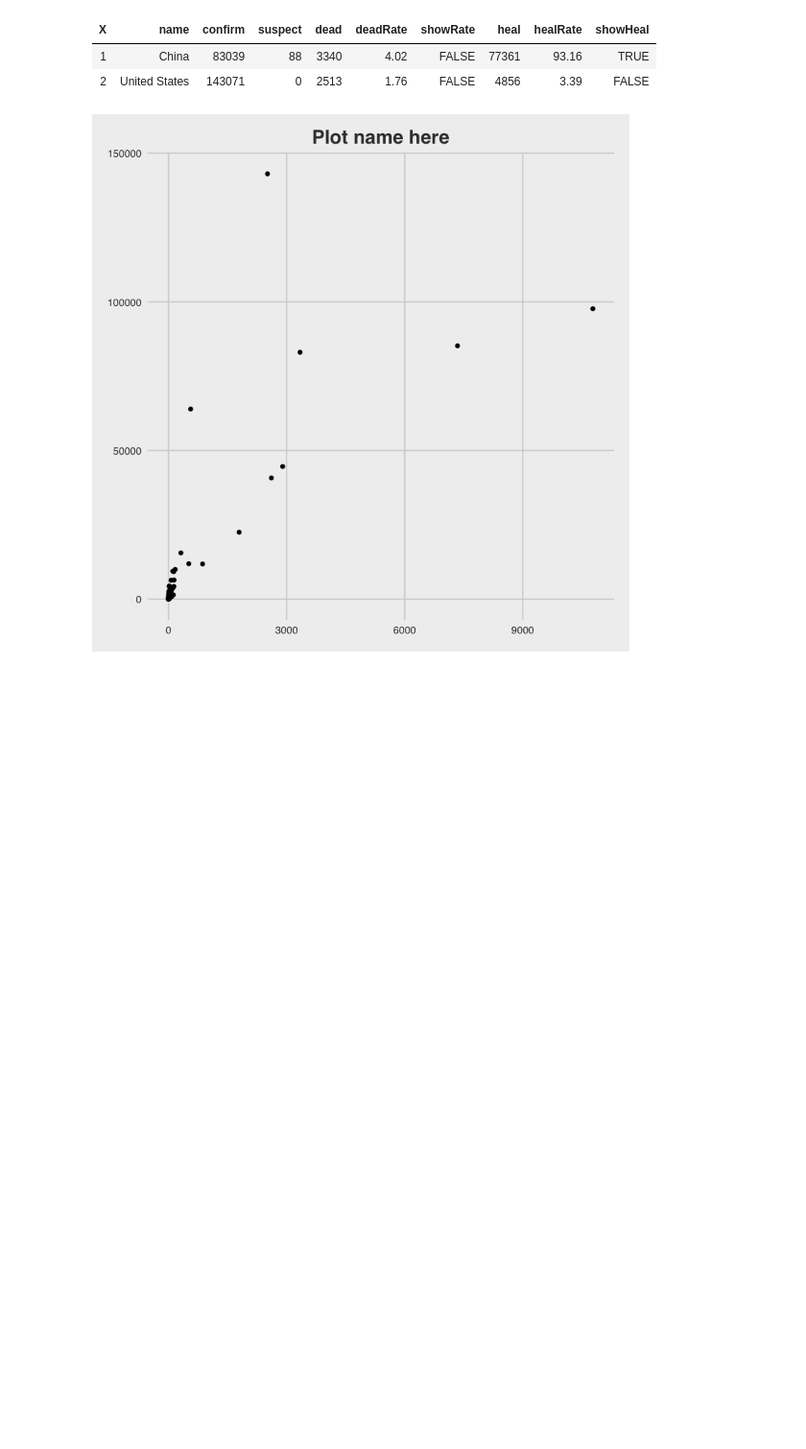
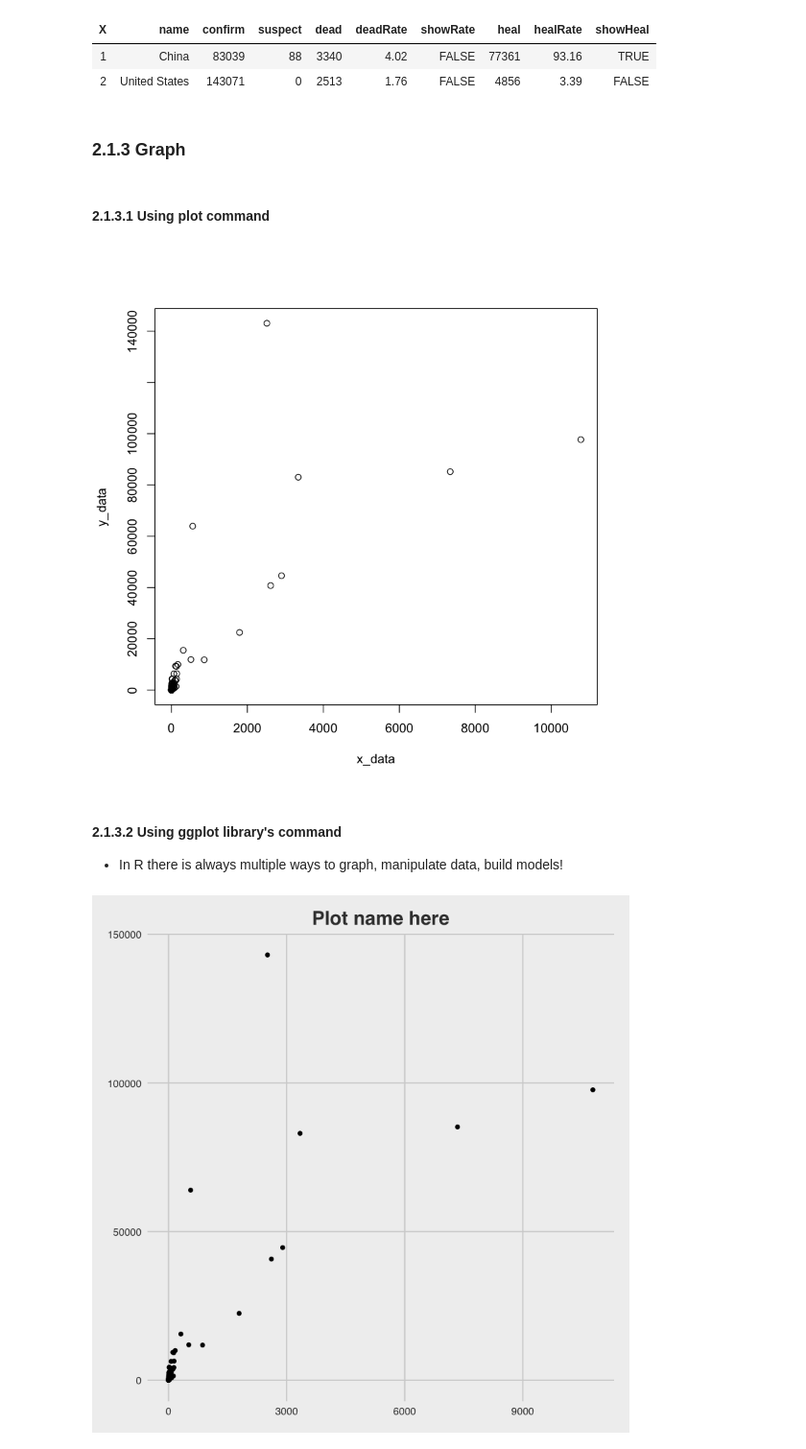
Before and after one commit to corybaird/PLCY_610_public, a Jupyter notebook: Lecture_visuals/610_Lecture_2.ipynb, the cells around one changed output. Shown at 96% size. Saved outputs shown, nothing was run; the diff lists cells and outputs as text; code cells hidden in the pictures; blank space fills up the shorter version.

```diff
--- a/Lecture_visuals/610_Lecture_2.ipynb
+++ b/Lecture_visuals/610_Lecture_2.ipynb
@@ -92,6 +115,19 @@ covid %>% head(2)
 | X | name | confirm | suspect | dead | deadRate | showRate | heal | healRate | showHeal |
 | 1 | China | 83039 | 88 | 3340 | 4.02 | FALSE | 77361 | 93.16 | TRUE |
 | 2 | United States | 143071 | 0 | 2513 | 1.76 | FALSE | 4856 | 3.39 | FALSE |
+# %% [markdown]
+### 2.1.3 Graph
+# %% [markdown]
+#### 2.1.3.1 Using plot command
+# %%
+x_data = covid$dead #Selects dead column from dataframe
+y_data = covid$confirm #Selects confirm column from dataframe
+plot(x_data, y_data)
+# %% [output]
+[figure, added]
+# %% [markdown]
+#### 2.1.3.2 Using ggplot library's command
+- In R there is always multiple ways to graph, manipulate data, build models!
 # %%
 ggplot(covid, aes(x = dead, y = confirm)) + #Chooses the data by column name
 geom_point()+ #Plots the points
```
Also changed, not shown: parts of 57 cells of this notebook.
